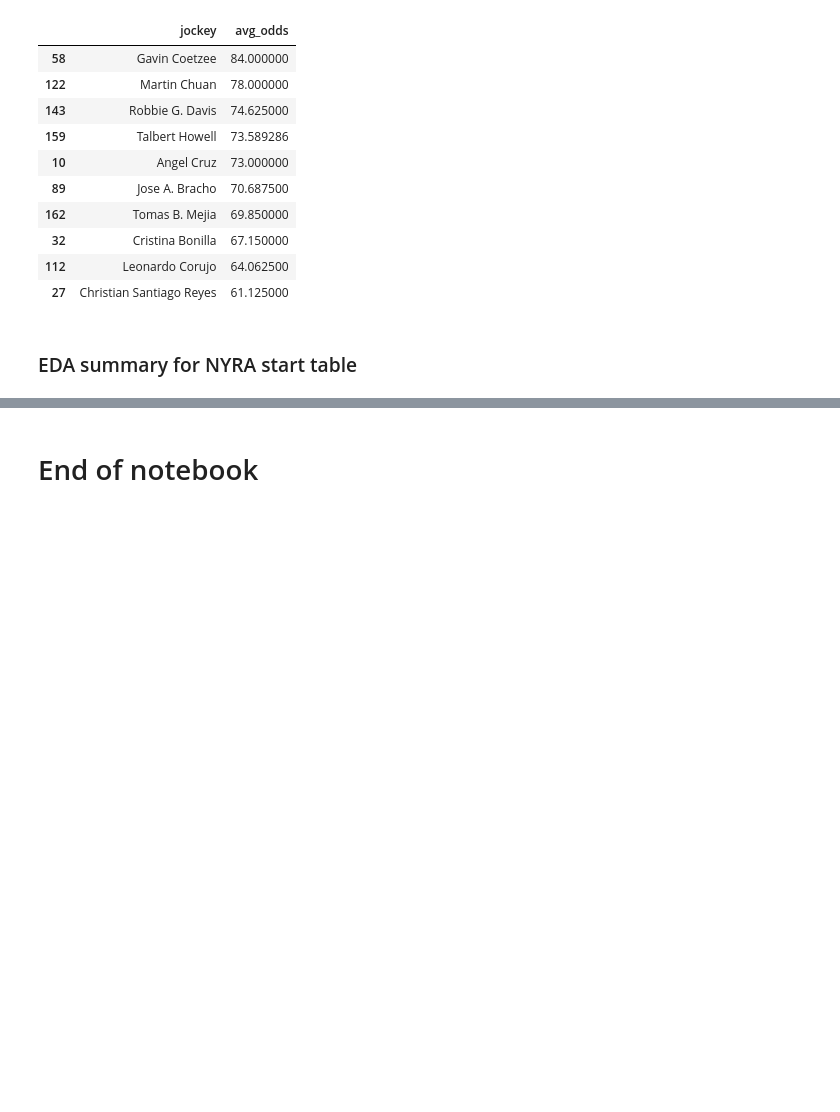
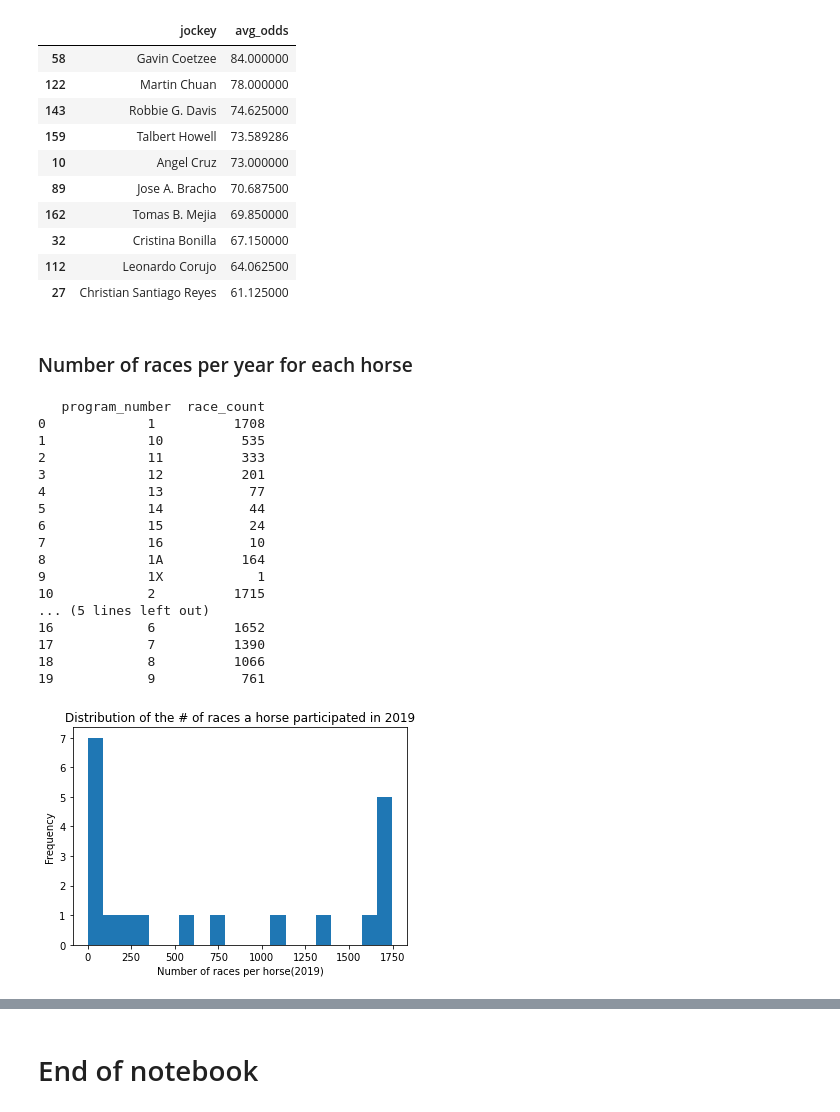
Before and after one commit to parthnaik13/NYRA, a Jupyter notebook: 1_1_NYRA_EDA_general.ipynb, the cells around one changed output, grey strips where cells are left out. Saved outputs shown, nothing was run; the diff lists cells and outputs as text; code cells hidden in the pictures; blank space fills up the shorter version.

Commit message:
Started with NYRA race df exploration

```diff
--- a/1_1_NYRA_EDA_general.ipynb
+++ b/1_1_NYRA_EDA_general.ipynb
@@ -295,5 +295,36 @@ temp.head(10)
 | 32 | Cristina Bonilla | 67.150000 |
 | 112 | Leonardo Corujo | 64.062500 |
 | 27 | Christian Santiago Reyes | 61.125000 |
-# %% [markdown]
-### EDA summary for NYRA start table
+# %% [markdown]
+### Number of races per year for each horse
+# %%
+# Groupby program_number and count the number of races each horse participated in
+temp = nyra_start_df.groupby('program_number').agg({'race_number':'count'}).reset_index()
+temp = temp.rename(columns = {'race_number' : 'race_count'})
+print(temp)
+
+# A look at the distribution
+plt.hist(temp['race_count'], bins = 20)
+plt.xlabel('Number of races per horse(2019)')
+plt.ylabel('Frequency')
+plt.title('Distribution of the # of races a horse participated in 2019')
+plt.show()
+# %% [output]
+   program_number  race_count
+0             1          1708
+1             10          535
+2             11          333
+3             12          201
+4             13           77
+5             14           44
+6             15           24
+7             16           10
+8             1A          164
+9             1X            1
+10            2          1715
+... (5 lines left out)
+16            6          1652
+17            7          1390
+18            8          1066
+19            9           761
+[figure, added]
```
Also changed, not shown: parts of 17 cells of this notebook.
